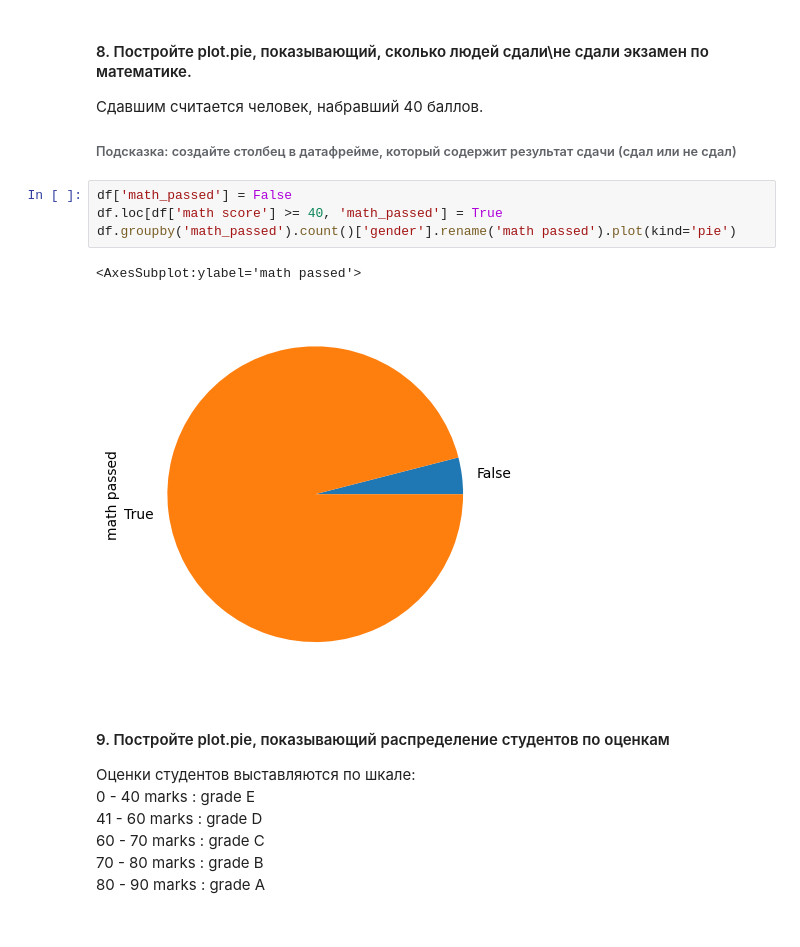
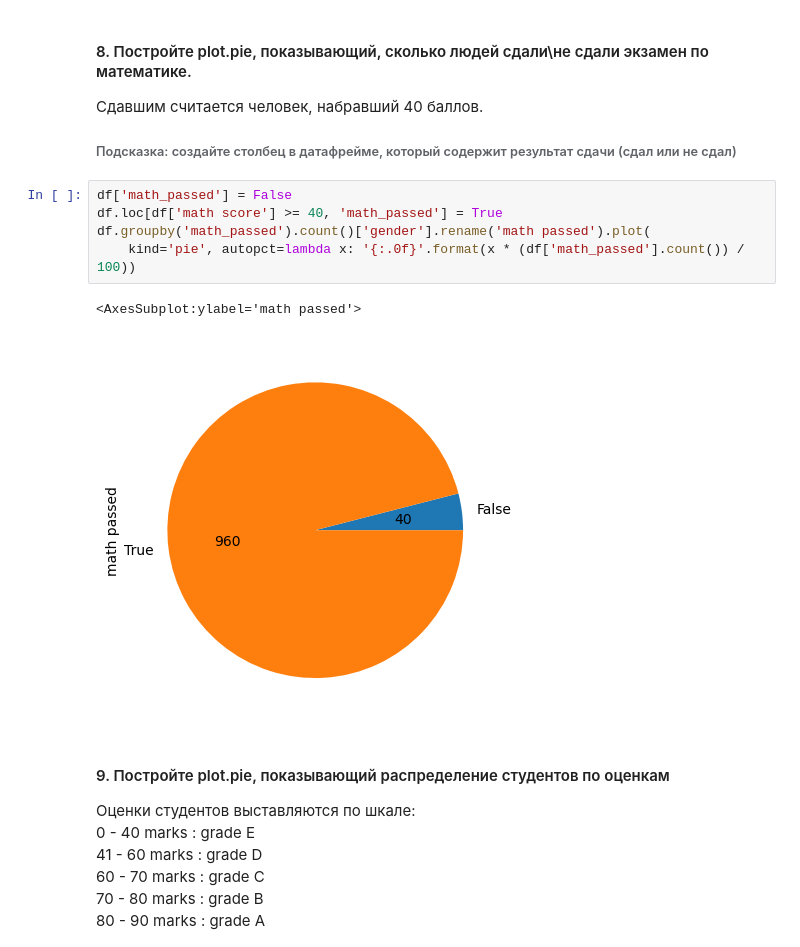
Before and after one commit to sasha-sem/data_mining_lessons, a Jupyter notebook: 1. Введение/4. Практика_Визуальный_анализ_данных_(Matplotlib_Seaborn_Pandas)_Часть_2.ipynb, the cells around one changed output. Saved outputs shown, nothing was run; the diff lists cells and outputs as text.

```diff
--- a/1. Введение/4. Практика_Визуальный_анализ_данных_(Matplotlib_Seaborn_Pandas)_Часть_2.ipynb
+++ b/1. Введение/4. Практика_Визуальный_анализ_данных_(Matplotlib_Seaborn_Pandas)_Часть_2.ipynb
@@ -167,10 +168,11 @@ sns.countplot(x='parental level of education', hue='test preparation course', da
 # %%
 df['math_passed'] = False
 df.loc[df['math score'] >= 40, 'math_passed'] = True
-df.groupby('math_passed').count()['gender'].rename('math passed').plot(kind='pie')
+df.groupby('math_passed').count()['gender'].rename('math passed').plot(
+    kind='pie', autopct=lambda x: '{:.0f}'.format(x * (df['math_passed'].count()) / 100))
 # %% [output]
 <AxesSubplot:ylabel='math passed'>
-[figure, old version]
+[figure, new version]
 # %% [markdown]
 #### 9. Постройте plot.pie, показывающий распределение студентов по оценкам
 
```
Also changed, not shown: parts of 3 cells of this notebook, 1 other file.
